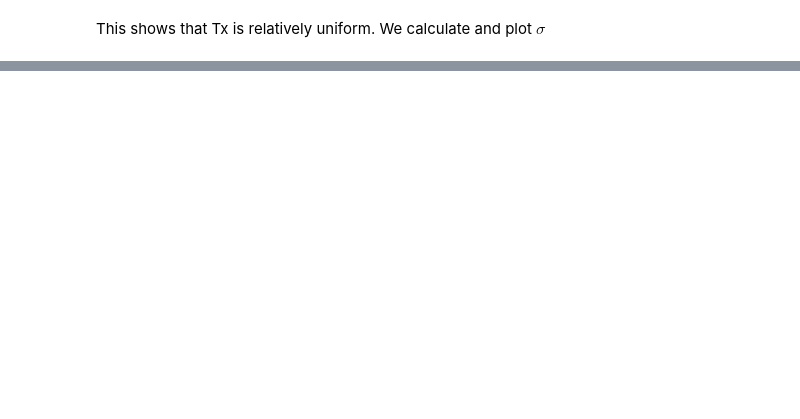
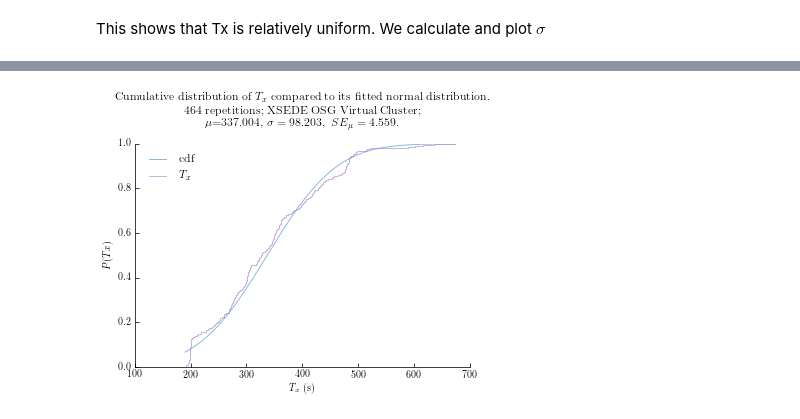
Before and after one commit to radical-cybertools/radical.analytics, a Jupyter notebook: examples/jupyter/osg_analysis.ipynb, the cells around one changed output, grey strips where cells are left out. Cells and saved outputs as stored; diff of their text form; code cells hidden in the pictures; blank space fills up the shorter version.

```diff
--- a/examples/jupyter/osg_analysis.ipynb
+++ b/examples/jupyter/osg_analysis.ipynb
@@ -354,0 +526,44 @@ D = 28.5546146702
+# %%
+Tuxs_np = np.array(Tuxs)
+
+# Cumulative samples
+Tuxs_sum = np.cumsum(np.ones(Tuxs_np.shape))/len(Tuxs)
+
+# Values for analytical cdf
+sample_cdf = np.linspace(min(Tuxs),max(Tuxs), len(Tuxs))
+
+metric      = 'T_x'
+description = 'Cumulative distribution of $%s$ compared to its fitted normal distribution' % metric
+task        = 'Gromacs emulation'
+repetition  = '$%s$ repetitions' % len(Tuxs)
+resource    = 'XSEDE OSG Virtual Cluster'
+stats       = '$\mu$=%.3f,\ \sigma=%.3f,\ SE_\mu=%.3f$' % (u_mu, u_sigma, u_sem)
+title       = '%s.\n%s; %s;\n%s.' % (description, repetition, resource, stats)
+
+fig = plt.figure()
+ax = fig.add_subplot(111)
+ax.spines["top"].set_visible(False)
+ax.spines["right"].set_visible(False)
+ax.get_xaxis().tick_bottom()
+ax.get_yaxis().tick_left()
+
+ax.plot(sample_cdf,
+        sps.norm.cdf(x, f_mu, f_sigma),
+        label="cdf",
+        color=tableau20[0],
+        alpha=.5)
+
+ax.step(Tuxs,
+        Tuxs_sum,
+        label="$T_x$",
+        where='post',
+        color=tableau20[8],
+        alpha=.5)
+plt.ylabel('$P(Tx)$')
+plt.xlabel('$T_x$ (s)')
+plt.title(title, y=1.05)
+plt.legend(loc='upper left')
+
+plt.savefig('cu_cumulative_plot.pdf', dpi=600, bbox_inches='tight')
+# %% [output]
+[figure, added]
```
Also changed, not shown: parts of 13 cells of this notebook.
